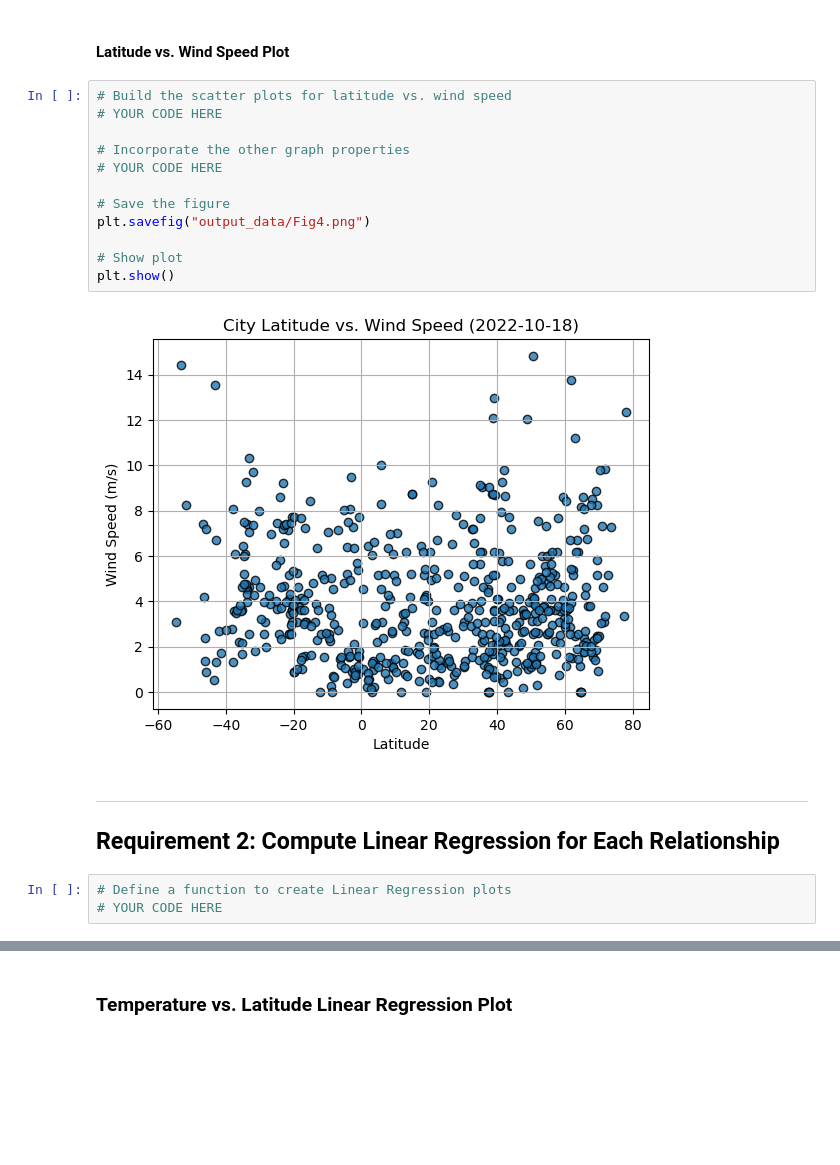
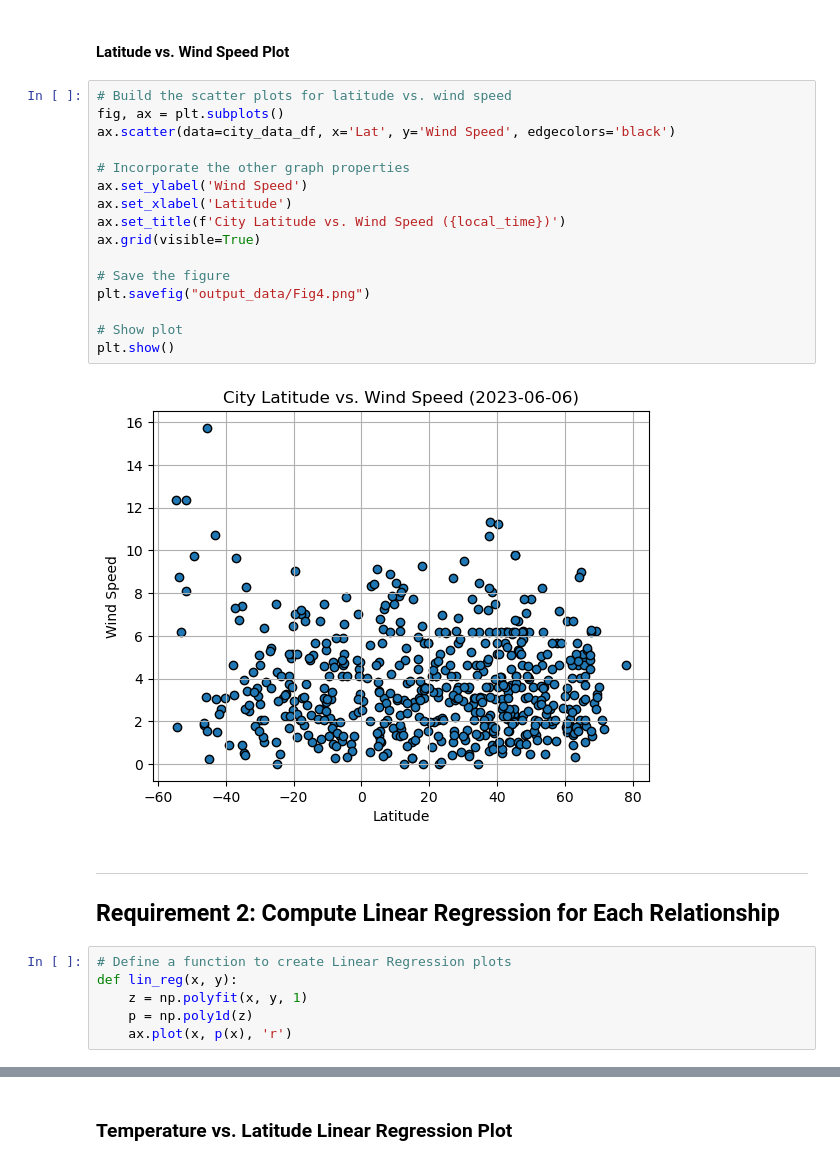
Before and after one commit to CharlesQuinn1/python-api-challenge, a Jupyter notebook: WeatherPy/WeatherPy.ipynb, the cells around one changed output, grey strips where cells are left out. Saved outputs shown, nothing was run; the diff lists cells and outputs as text; blank space fills up the shorter version.

```diff
--- a/WeatherPy/WeatherPy.ipynb
+++ b/WeatherPy/WeatherPy.ipynb
@@ -237,24 +311,31 @@ plt.show()
 #### Latitude vs. Wind Speed Plot
 # %%
 # Build the scatter plots for latitude vs. wind speed
-# YOUR CODE HERE
+fig, ax = plt.subplots()
+ax.scatter(data=city_data_df, x='Lat', y='Wind Speed', edgecolors='black')
 
 # Incorporate the other graph properties
-# YOUR CODE HERE
+ax.set_ylabel('Wind Speed')
+ax.set_xlabel('Latitude')
+ax.set_title(f'City Latitude vs. Wind Speed ({local_time})')
+ax.grid(visible=True)
 
 # Save the figure
 plt.savefig("output_data/Fig4.png")
 
 # Show plot
 plt.show()
 # %% [output]
-[figure, old version]
+[figure, new version]
 # %% [markdown]
 ---
 
 ## Requirement 2: Compute Linear Regression for Each Relationship
-# %%
-# Define a function to create Linear Regression plots
-# YOUR CODE HERE
+# %%
+# Define a function to create Linear Regression plots
+def lin_reg(x, y):
+    z = np.polyfit(x, y, 1)
+    p = np.poly1d(z)
+    ax.plot(x, p(x), 'r')
 # %%
 # Create a DataFrame with the Northern Hemisphere data (Latitude >= 0)
```
Also changed, not shown: parts of 30 cells of this notebook, 11 other files.
